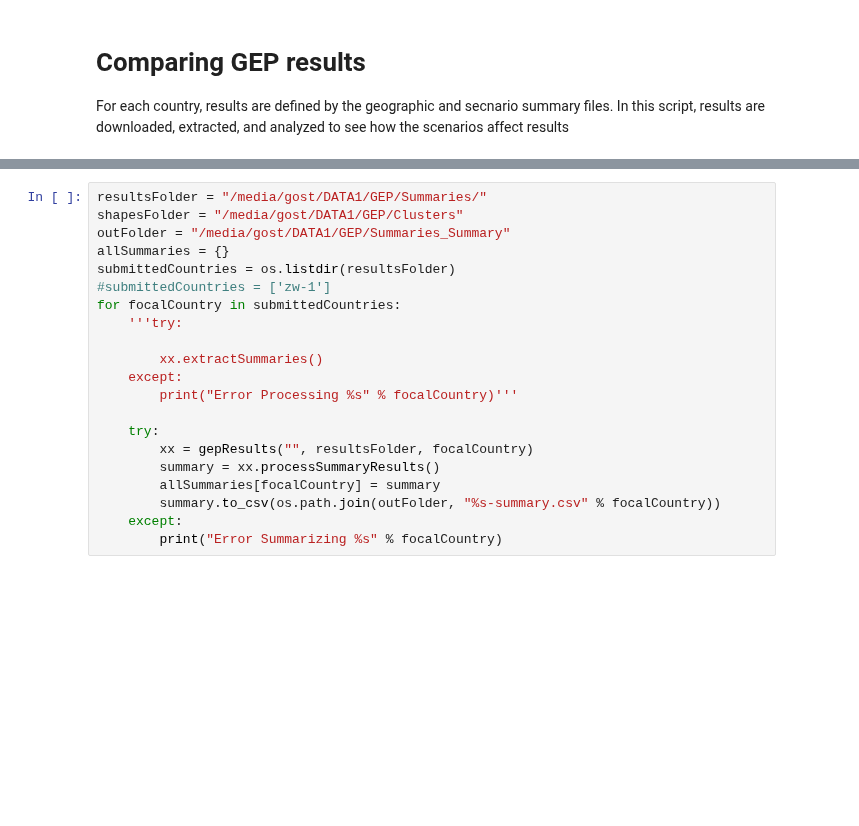
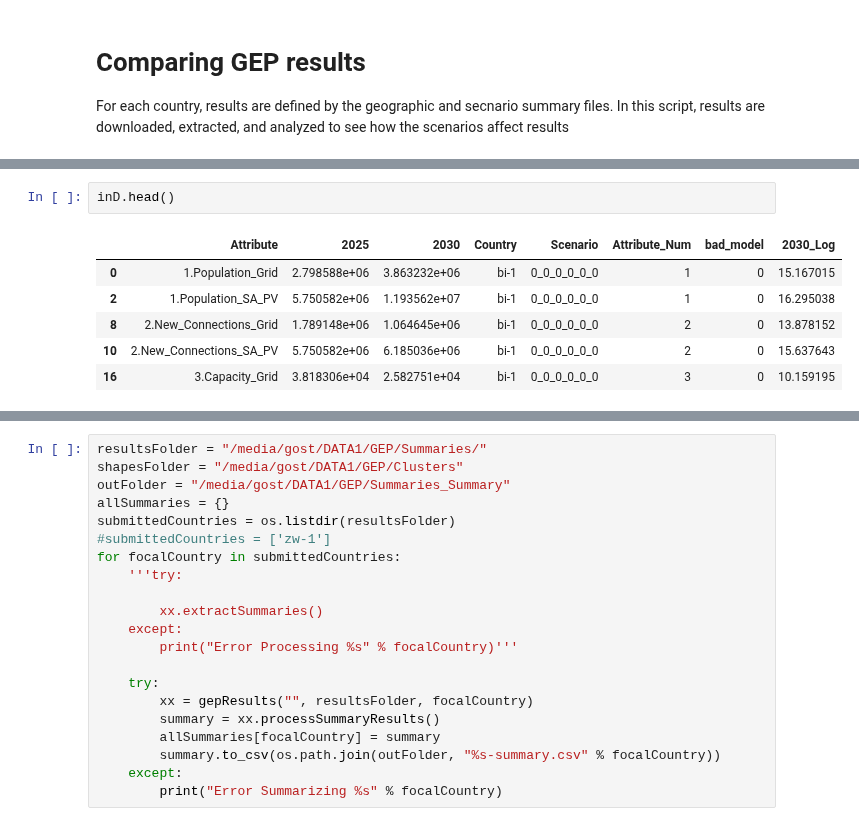
Before and after one commit to global-electrification-platform/gep_results_analysis, a Jupyter notebook: GEP_analysis/GEP_scenario_summary_file_analysis.ipynb, the cells around one changed output, grey strips where cells are left out. Drawn from its saved outputs; the diff is of its cells as text; blank space fills up the shorter version.

```diff
--- a/GEP_analysis/GEP_scenario_summary_file_analysis.ipynb
+++ b/GEP_analysis/GEP_scenario_summary_file_analysis.ipynb
@@ -93,0 +101,9 @@ summary
+# %%
+inD.head()
+# %% [output]
+|  | Attribute | 2025 | 2030 | Country | Scenario | Attribute_Num | bad_model | 2030_Log |
+| 0 | 1.Population_Grid | 2.798588e+06 | 3.863232e+06 | bi-1 | 0_0_0_0_0_0 | 1 | 0 | 15.167015 |
+| 2 | 1.Population_SA_PV | 5.750582e+06 | 1.193562e+07 | bi-1 | 0_0_0_0_0_0 | 1 | 0 | 16.295038 |
+| 8 | 2.New_Connections_Grid | 1.789148e+06 | 1.064645e+06 | bi-1 | 0_0_0_0_0_0 | 2 | 0 | 13.878152 |
+| 10 | 2.New_Connections_SA_PV | 5.750582e+06 | 6.185036e+06 | bi-1 | 0_0_0_0_0_0 | 2 | 0 | 15.637643 |
+| 16 | 3.Capacity_Grid | 3.818306e+04 | 2.582751e+04 | bi-1 | 0_0_0_0_0_0 | 3 | 0 | 10.159195 |
```
Also changed, not shown: parts of 18 cells of this notebook, 3 other files.
